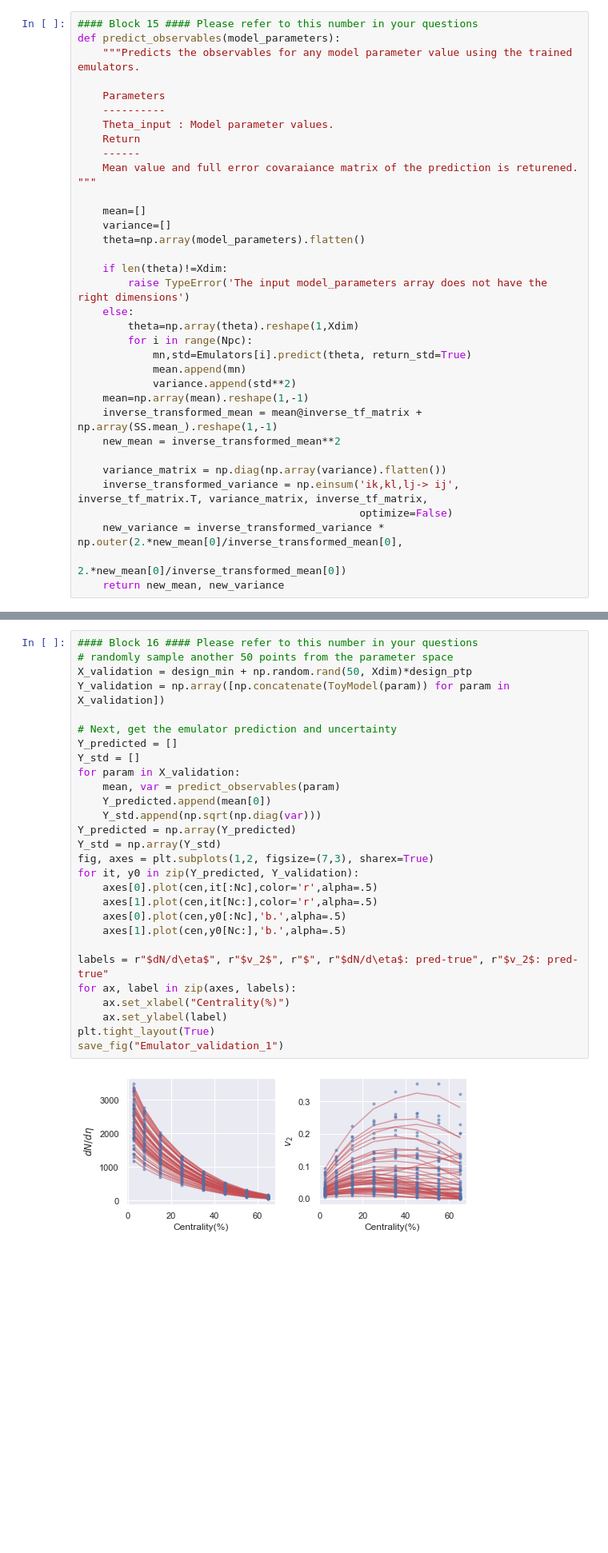
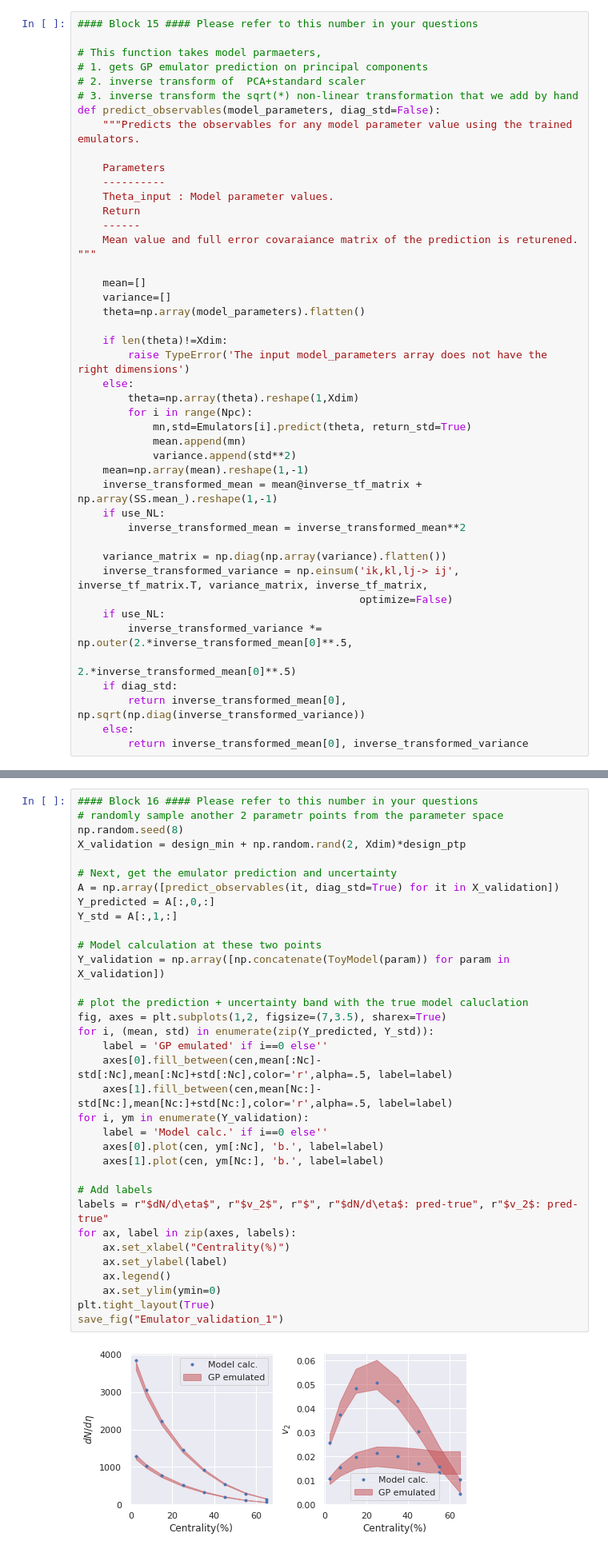
Before and after one commit to JETSCAPE/SummerSchool2021, a Jupyter notebook: Jul28_29_BayesianSoftExample/BayesForSimpleModel.ipynb, the cells around one changed output, grey strips where cells are left out. Shown at 80% size. Drawn from its saved outputs; the diff is of its cells as text; blank space fills up the shorter version.

```diff
--- a/Jul28_29_BayesianSoftExample/BayesForSimpleModel.ipynb
+++ b/Jul28_29_BayesianSoftExample/BayesForSimpleModel.ipynb
@@ -324,6 +326,11 @@ GPR score is 0.9972719067611201
 # %%
 #### Block 15 #### Please refer to this number in your questions
-def predict_observables(model_parameters):
+
+# This function takes model parmaeters,
+# 1. gets GP emulator prediction on principal components
+# 2. inverse transform of  PCA+standard scaler
+# 3. inverse transform the sqrt(*) non-linear transformation that we add by hand
+def predict_observables(model_parameters, diag_std=False):
     """Predicts the observables for any model parameter value using the trained emulators.
 
     Parameters
@@ -347,14 +354,19 @@ def predict_observables(model_parameters):
             variance.append(std**2)
     mean=np.array(mean).reshape(1,-1)
     inverse_transformed_mean = mean@inverse_tf_matrix + np.array(SS.mean_).reshape(1,-1)
-    new_mean = inverse_transformed_mean**2
+    if use_NL:
+        inverse_transformed_mean = inverse_transformed_mean**2
 
     variance_matrix = np.diag(np.array(variance).flatten())
     inverse_transformed_variance = np.einsum('ik,kl,lj-> ij', inverse_tf_matrix.T, variance_matrix, inverse_tf_matrix,
                                              optimize=False)
-    new_variance = inverse_transformed_variance * np.outer(2.*new_mean[0]/inverse_transformed_mean[0],
-                                                           2.*new_mean[0]/inverse_transformed_mean[0])
-    return new_mean, new_variance
+    if use_NL:
+        inverse_transformed_variance *= np.outer(2.*inverse_transformed_mean[0]**.5,
+                                                 2.*inverse_transformed_mean[0]**.5)
+    if diag_std:
+        return inverse_transformed_mean[0], np.sqrt(np.diag(inverse_transformed_variance))
+    else:
+        return inverse_transformed_mean[0], inverse_transformed_variance
 # %% [markdown]
 ### 3.3 Emulator validation
 
@@ -365,34 +377,40 @@ The most straight forward way is to
 2. Compare GP prediction to the physical model calculations at these novel parameter points
 # %%
 #### Block 16 #### Please refer to this number in your questions
-# randomly sample another 50 points from the parameter space
-X_validation = design_min + np.random.rand(50, Xdim)*design_ptp
+# randomly sample another 2 parametr points from the parameter space
+np.random.seed(8)
+X_validation = design_min + np.random.rand(2, Xdim)*design_ptp
+
+# Next, get the emulator prediction and uncertainty
+A = np.array([predict_observables(it, diag_std=True) for it in X_validation])
+Y_predicted = A[:,0,:]
+Y_std = A[:,1,:]
+
+# Model calculation at these two points
 Y_validation = np.array([np.concatenate(ToyModel(param)) for param in X_validation])
 
-# Next, get the emulator prediction and uncertainty
-Y_predicted = []
-Y_std = []
-for param in X_validation:
-    mean, var = predict_observables(param)
-    Y_predicted.append(mean[0])
-    Y_std.append(np.sqrt(np.diag(var)))
-Y_predicted = np.array(Y_predicted)
-Y_std = np.array(Y_std)
-fig, axes = plt.subplots(1,2, figsize=(7,3), sharex=True)
-for it, y0 in zip(Y_predicted, Y_validation):
-    axes[0].plot(cen,it[:Nc],color='r',alpha=.5)
-    axes[1].plot(cen,it[Nc:],color='r',alpha=.5)
-    axes[0].plot(cen,y0[:Nc],'b.',alpha=.5)
-    axes[1].plot(cen,y0[Nc:],'b.',alpha=.5)
+# plot the prediction + uncertainty band with the true model caluclation
+fig, axes = plt.subplots(1,2, figsize=(7,3.5), sharex=True)
+for i, (mean, std) in enumerate(zip(Y_predicted, Y_std)):
+    label = 'GP emulated' if i==0 else''
+    axes[0].fill_between(cen,mean[:Nc]-std[:Nc],mean[:Nc]+std[:Nc],color='r',alpha=.5, label=label)
+    axes[1].fill_between(cen,mean[Nc:]-std[Nc:],mean[Nc:]+std[Nc:],color='r',alpha=.5, label=label)
+for i, ym in enumerate(Y_validation):
+    label = 'Model calc.' if i==0 else''
+    axes[0].plot(cen, ym[:Nc], 'b.', label=label)
+    axes[1].plot(cen, ym[Nc:], 'b.', label=label)
 
+# Add labels
 labels = r"$dN/d\eta$", r"$v_2$", r"$", r"$dN/d\eta$: pred-true", r"$v_2$: pred-true"
 for ax, label in zip(axes, labels):
     ax.set_xlabel("Centrality(%)")
     ax.set_ylabel(label)
+    ax.legend()
+    ax.set_ylim(ymin=0)
 plt.tight_layout(True)
 save_fig("Emulator_validation_1")
 # %% [output]
-[figure, old version]
+[figure, new version]
 # %% [markdown]
 We know that emulaotr prediction is not perfect and it estimates its own interpolation uncertainty. How do we know the emulation is consistent with model calcualtion within uncertainty?
 # %%
```
Also changed, not shown: parts of 24 cells of this notebook, 19 other files.
